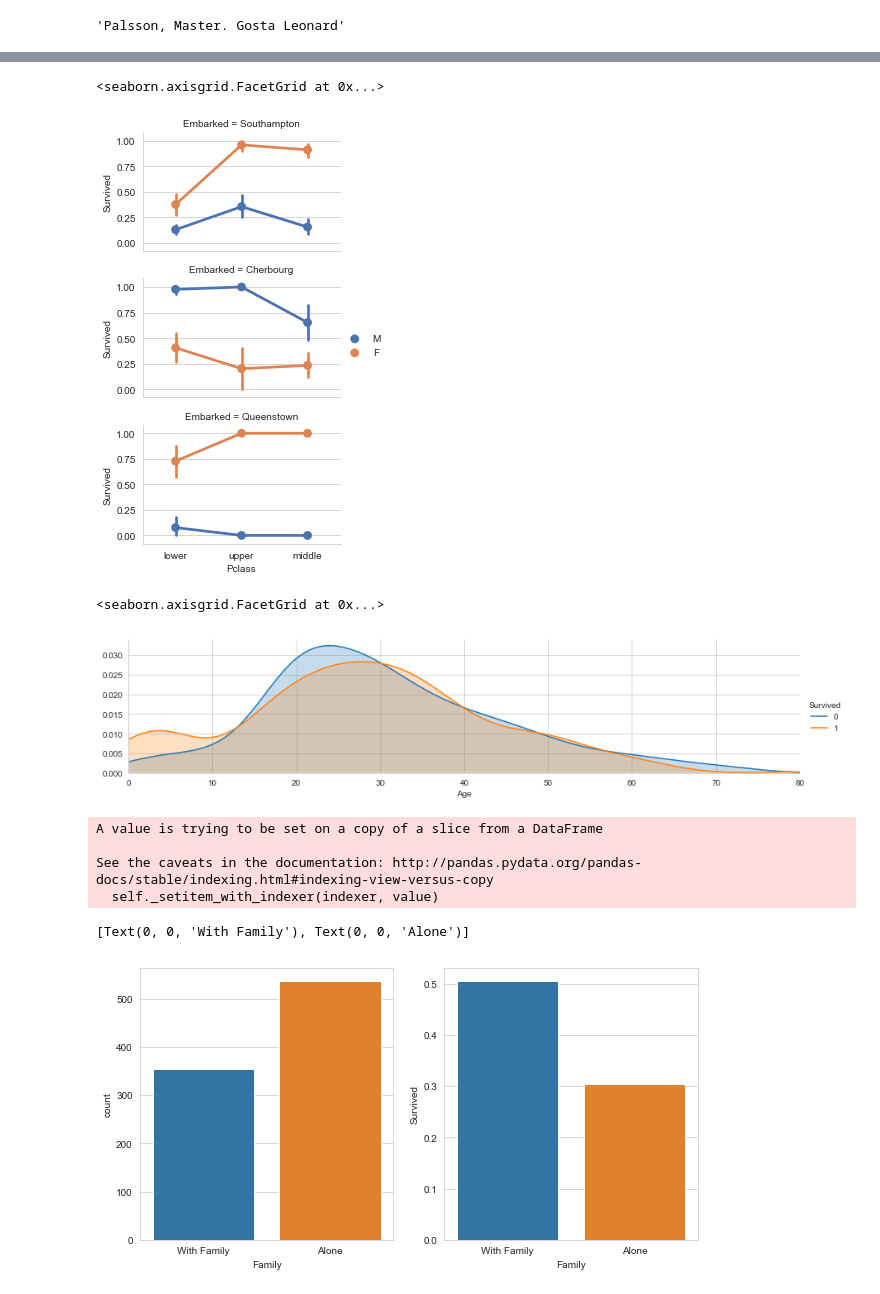
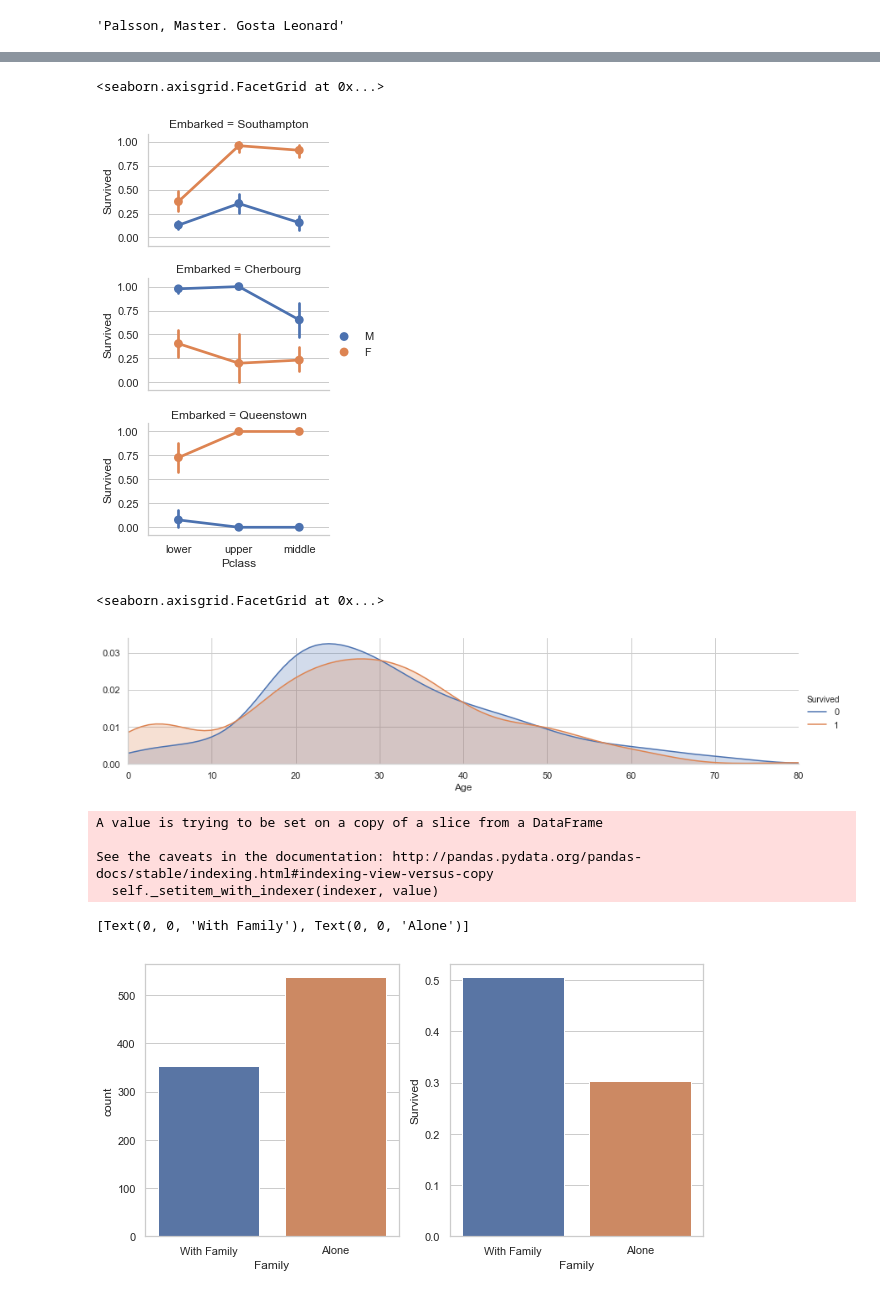
Before and after one commit to nathansimon/DataScience, a Jupyter notebook: DATA SCIENCE FINAL PROJECT.ipynb, the cells around one changed output, grey strips where cells are left out. Cells and saved outputs as stored; diff of their text form; code cells hidden in the pictures.

```diff
--- a/DATA SCIENCE FINAL PROJECT.ipynb
+++ b/DATA SCIENCE FINAL PROJECT.ipynb
@@ -20,6 +20,18 @@ from sklearn.linear_model import SGDClassifier
 from sklearn.tree import DecisionTreeClassifier
 from pandas import Series,DataFrame
 sns.set_style('whitegrid')
+import pandas as pd
+import numpy as np
+from sklearn import preprocessing
+import matplotlib.pyplot as plt
+plt.rc("font", size=14)
+from sklearn.linear_model import LogisticRegression
+from sklearn.model_selection import train_test_split
+import seaborn as sns
+sns.set(style="white")
+sns.set(style="whitegrid", color_codes=True)
+
+
 
 pd.show_versions()
 # %% [output]
@@ -193,7 +205,7 @@ grid.map(sns.pointplot, 'Pclass', 'Survived', 'Sex', palette='deep')
 grid.add_legend()
 # %% [output]
 <seaborn.axisgrid.FacetGrid at 0x...>
-[figure, old version]
+[figure, new version]
 # %%
 facet = sns.FacetGrid(titanic, hue="Survived",aspect=4)
 facet.map(sns.kdeplot,'Age',shade= True)
@@ -201,36 +213,34 @@ facet.set(xlim=(0, titanic['Age'].max()))
 facet.add_legend()
 # %% [output]
 <seaborn.axisgrid.FacetGrid at 0x...>
-[figure, old version]
+[figure, new version]
 # %%
 
 titanic['Family'] =  titanic["Parch"] + titanic["SibSp"]
 titanic['Family'].loc[titanic['Family'] > 0] = 1
 titanic['Family'].loc[titanic['Family'] == 0] = 0
 
 test['Family'] =  test["Parch"] + test["SibSp"]
 test['Family'].loc[test['Family'] > 0] = 1
 test['Family'].loc[test['Family'] == 0] = 0
 
-# drop Parch & SibSp
-titanic = titanic.drop(['SibSp','Parch'], axis=1)
-test    = test.drop(['SibSp','Parch'], axis=1)
+
 
 fig, (axis1,axis2) = plt.subplots(1,2,sharex=True,figsize=(10,5))
 
 sns.countplot(x='Family', data=titanic, order=[1,0], ax=axis1)
 
 family_perc = titanic[["Family", "Survived"]].groupby(['Family'],as_index=False).mean()
 sns.barplot(x='Family', y='Survived', data=family_perc, order=[1,0], ax=axis2)
 
 axis1.set_xticklabels(["With Family","Alone"], rotation=0)
 # %% [output]
 A value is trying to be set on a copy of a slice from a DataFrame
 
 See the caveats in the documentation: http://pandas.pydata.org/pandas-docs/stable/indexing.html#indexing-view-versus-copy
   self._setitem_with_indexer(indexer, value)
 [Text(0, 0, 'With Family'), Text(0, 0, 'Alone')]
-[figure, old version]
+[figure, new version]
 # %%
 sns.barplot(x="Pclass", y="Survived", data=titanic)
 plt.ylabel("Survival Rate")
```
Also changed, not shown: parts of 26 cells of this notebook.
